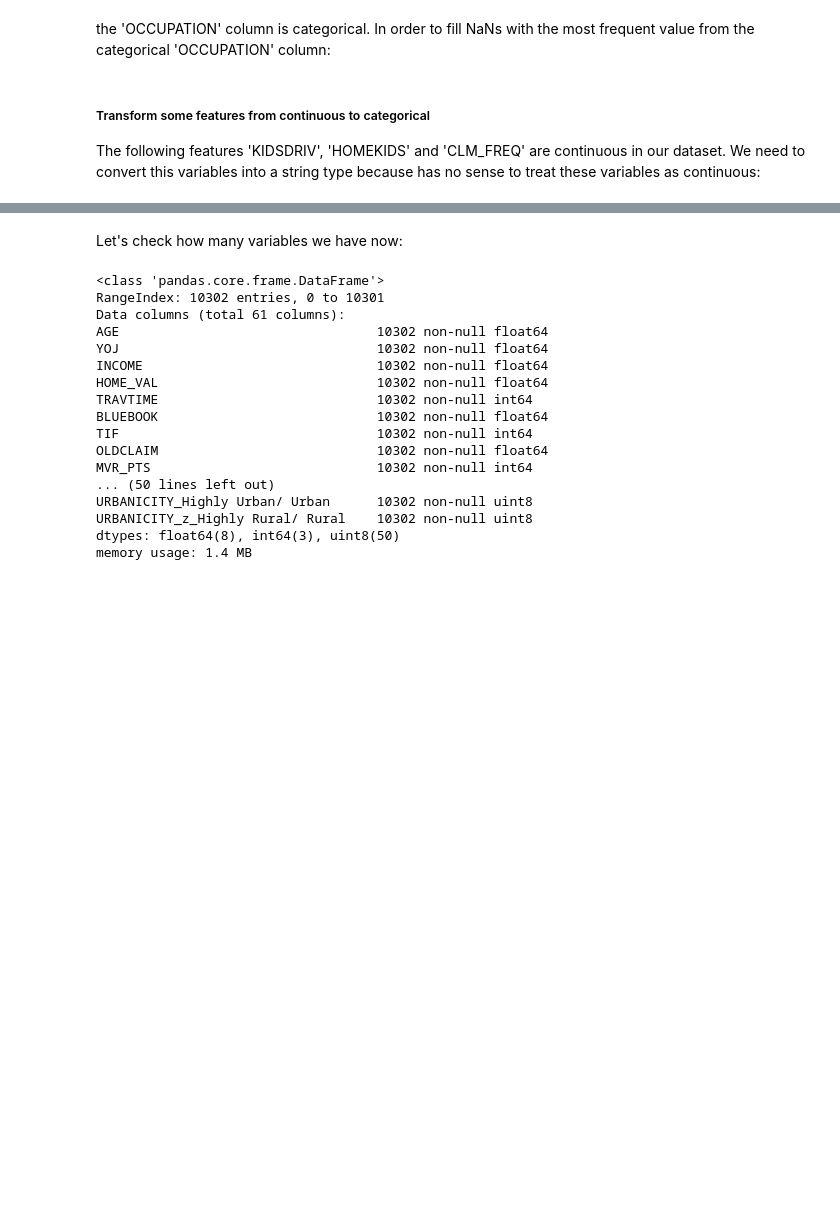
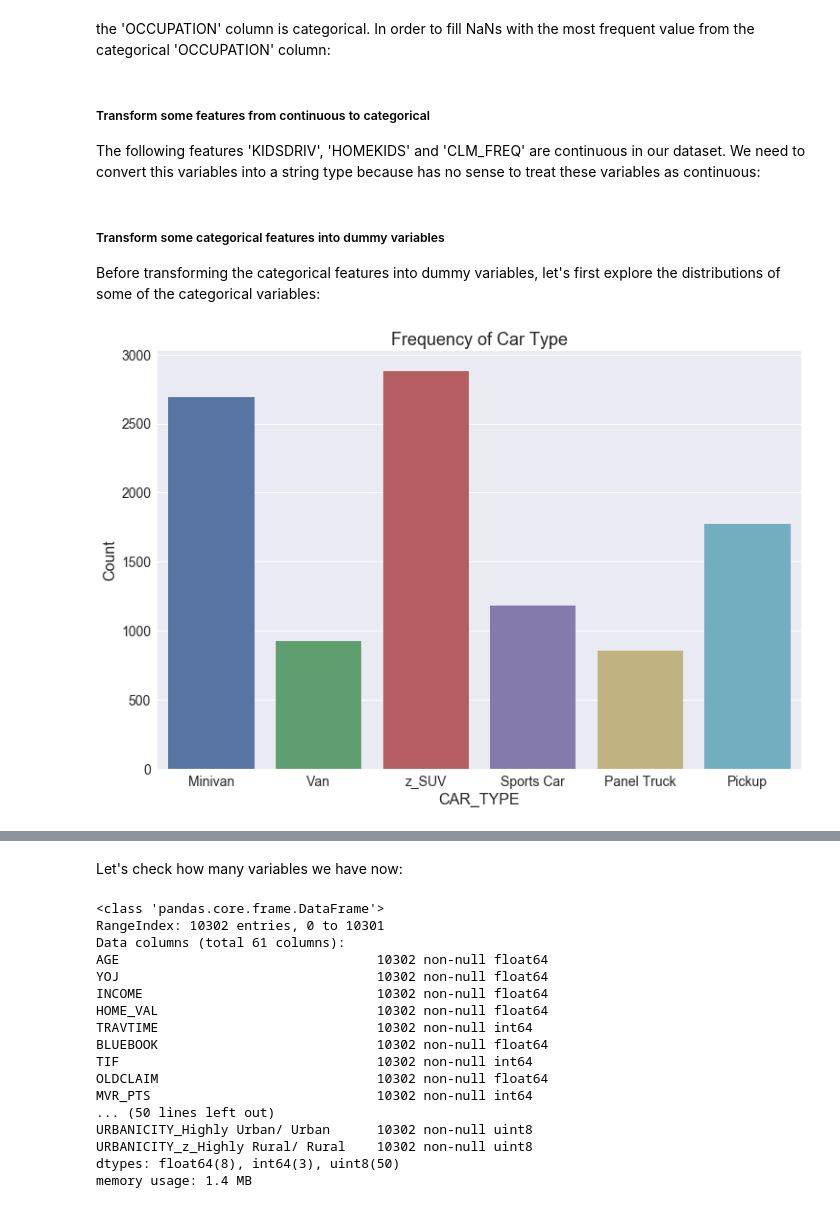
Before and after one commit to Yiming-Gao/UIUC-Spring-2018, a Jupyter notebook: Full-Time/Demo/Pure_Premium_Prediction.ipynb, the cells around one changed output, grey strips where cells are left out. Drawn from its saved outputs; the diff is of its cells as text; code cells hidden in the pictures; blank space fills up the shorter version.

```diff
--- a/Full-Time/Demo/Pure_Premium_Prediction.ipynb
+++ b/Full-Time/Demo/Pure_Premium_Prediction.ipynb
@@ -169,3 +169,17 @@ claims = claims.fillna(claims['OCCUPATION'].value_counts().index[0])
 The following features 'KIDSDRIV', 'HOMEKIDS' and 'CLM_FREQ' are continuous in our dataset. We need to convert this variables into a string type because has no sense to treat these variables as continuous:
 # %%
 claims[['KIDSDRIV','HOMEKIDS','CLM_FREQ']] = claims[['KIDSDRIV','HOMEKIDS','CLM_FREQ']].astype(str)
+# %% [markdown]
+##### Transform some categorical features into dummy variables
+Before transforming the categorical features into dummy variables, let's first explore the distributions of some of the categorical variables:
+# %%
+plt.figure(figsize = (12, 8))
+
+sns.countplot(x = "CAR_TYPE", data = claims)
+plt.ylabel('Count', fontsize = 16)
+plt.xlabel('CAR_TYPE', fontsize = 16)
+plt.tick_params(labelsize = 14)
+plt.title("Frequency of Car Type", fontsize = 18)
+plt.show()
+# %% [output]
+[figure, added]
```
Also changed, not shown: parts of 12 cells of this notebook.
